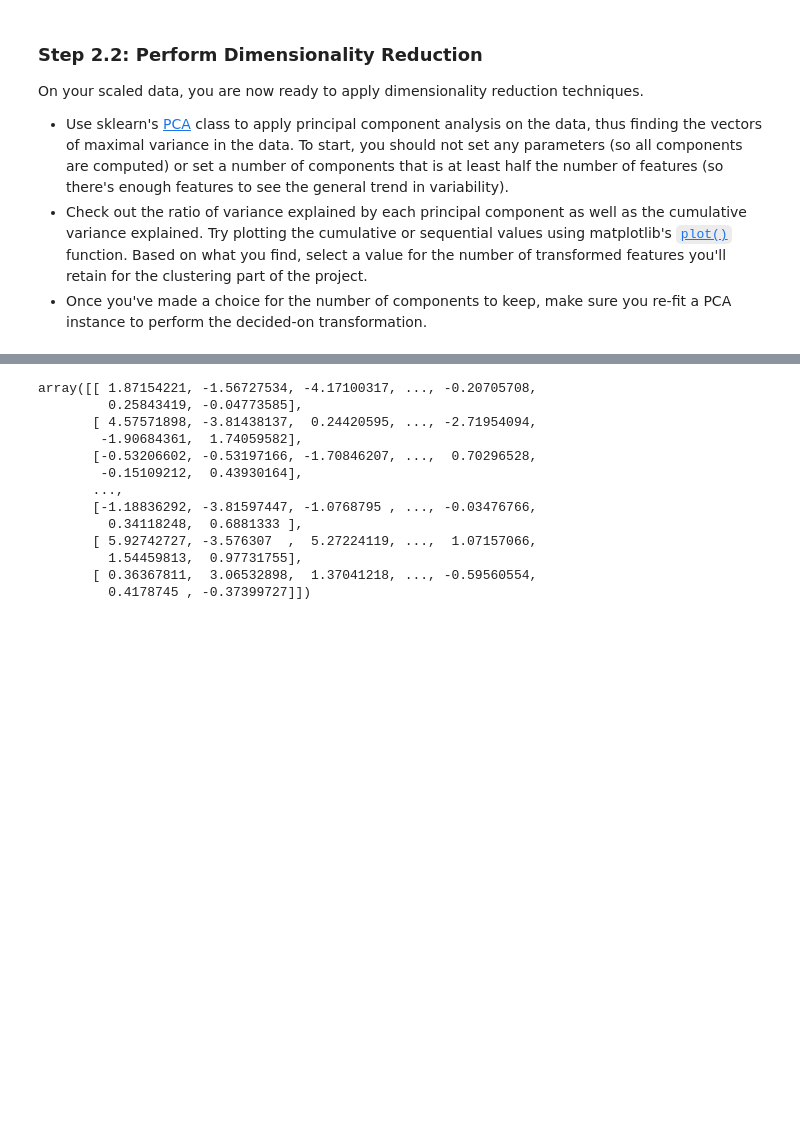
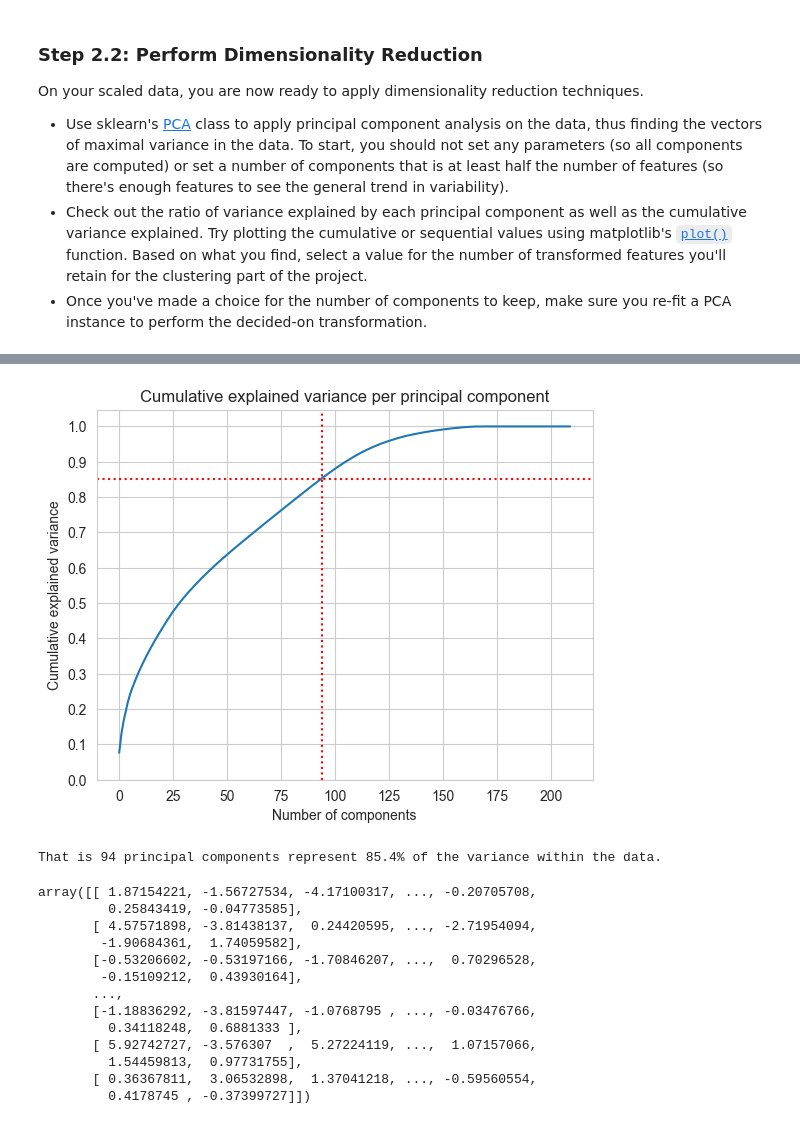
Before and after one commit to hbxbgrw7913/Identify-Customer-Segments, a Jupyter notebook: Identify_Customer_Segments.ipynb, the cells around one changed output, grey strips where cells are left out. Cells and saved outputs as stored; diff of their text form; code cells hidden in the pictures; blank space fills up the shorter version.

```diff
--- a/Identify_Customer_Segments.ipynb
+++ b/Identify_Customer_Segments.ipynb
@@ -1141,2 +1115,25 @@ The use of 95 principal components explain 85.4 % of the cleaned, imputed and st
+# %%
+fig, ax = plt.subplots()
+
+ax.plot(np.cumsum(pca.explained_variance_ratio_))
+ax.set_title('Cumulative explained variance per principal component')
+ax.set_xlabel('Number of components')
+ax.set_xticks(np.arange(0,215,25))
+ax.set_ylabel('Cumulative explained variance')
+ax.set_yticks(np.arange(0,1.05,0.1))
+ax.axvline(x = 94, color='r', linestyle=':')
+ax.axhline(y=0.85, color='r', linestyle=':')
+# '-', '--', '-.', ':', 'None', ' ', '', 'solid', 'dashed', 'dashdot', 'dotted'
+plt.show()
+# %% [output]
+[figure, added]
+# %%
+# how many components explain 85% of the variance?
+x = sum(np.cumsum(pca.explained_variance_ratio_) <= 0.85)
+var = np.cumsum(pca.explained_variance_ratio_)[x]
+
+print(f'That is {x} principal components represent {round(var*100,1)}% of the variance within the data.')
+# %% [output]
+That is 94 principal components represent 85.4% of the variance within the data.
 # %%
 # Re-apply PCA to the data while selecting for number of components to retain.
```
Also changed, not shown: parts of 13 cells of this notebook, 1 other file.
